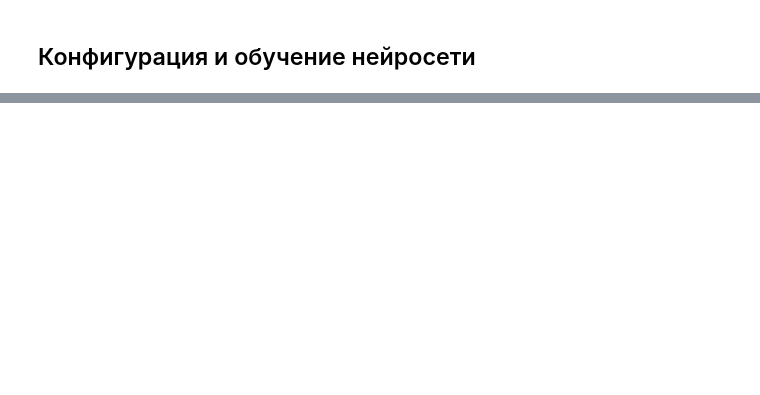
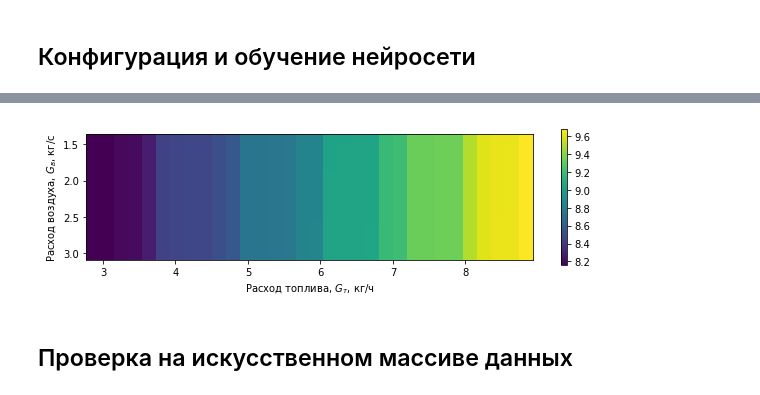
Before and after one commit to ateplovoz/ANN, a Jupyter notebook: ANN_vector_GitVersion.ipynb, the cells around one changed output, grey strips where cells are left out. Saved outputs shown, nothing was run; the diff lists cells and outputs as text; code cells hidden in the pictures; blank space fills up the shorter version.

```diff
--- a/ANN_vector_GitVersion.ipynb
+++ b/ANN_vector_GitVersion.ipynb
@@ -103,0 +122,35 @@ plt.show()
+# %%
+ann2 = ann.NNetwork(2,8,1)
+ann2.cfg_input(2)
+ann2.cfg_mass()
+ann2.cfg_type()
+# ann2.nwgh_randomize(4.,0.2)
+ann2.nwgh_reset(1.)
+# %%
+for _ in range(100):
+    pick = np.random.randint(len(gt))
+    ann2.forward([gt[pick],gv[pick]])
+    ann2.getnetgrad([n[pick]])
+    ann2.backward()
+    ann2.ncommit()
+
+ann_n = np.array([])
+for gt_it in gt_s:
+    for gv_it in gv_s:
+        ann2.forward([gt_it, gv_it])
+        ann_n = np.append(ann_n, ann2.Loo[0].Voo.v)
+ann_n = ann_n.reshape(32,32)
+
+plt.figure(figsize=(10,10))
+plt.imshow(ann_n, extent=
+          (gv_s.min(), gv_s.max(),
+          gt_s.max()*10, gt_s.min()*10))
+plt.colorbar(shrink=0.25)
+# plt.title(u'Зависимость мощности $N$ от расхода воздуха $G_в$ и расхода топлива $G_т$')
+plt.xlabel(u'Расход топлива, $G_т$, кг/ч')
+plt.ylabel(u'Расход воздуха, $G_в$, кг/с')
+plt.show()
+# %% [output]
+[figure, added]
+# %% [markdown]
+## Проверка на искусственном массиве данных
```
Also changed, not shown: parts of 14 cells of this notebook, 2 other files.
